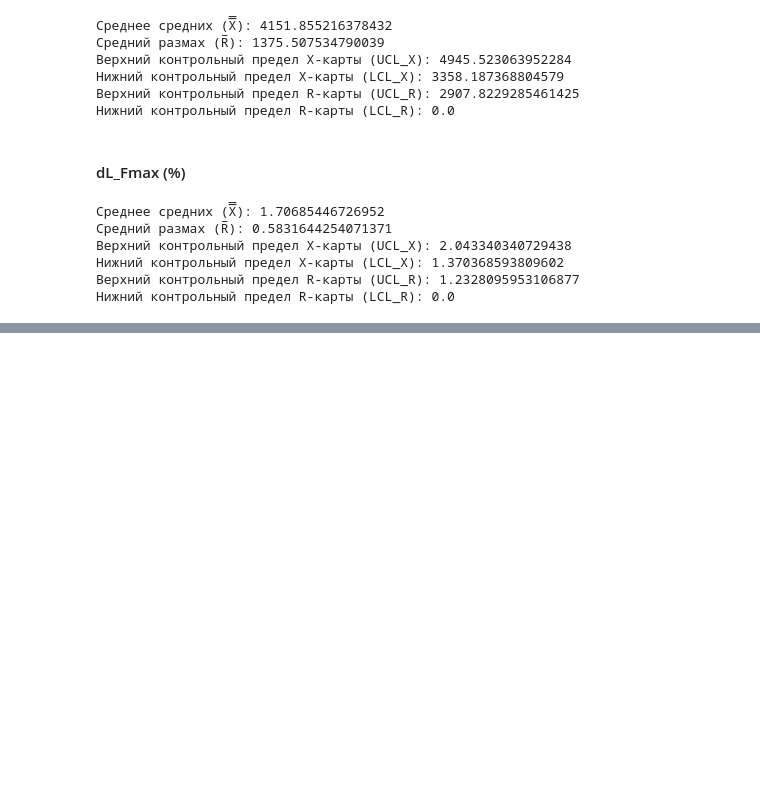
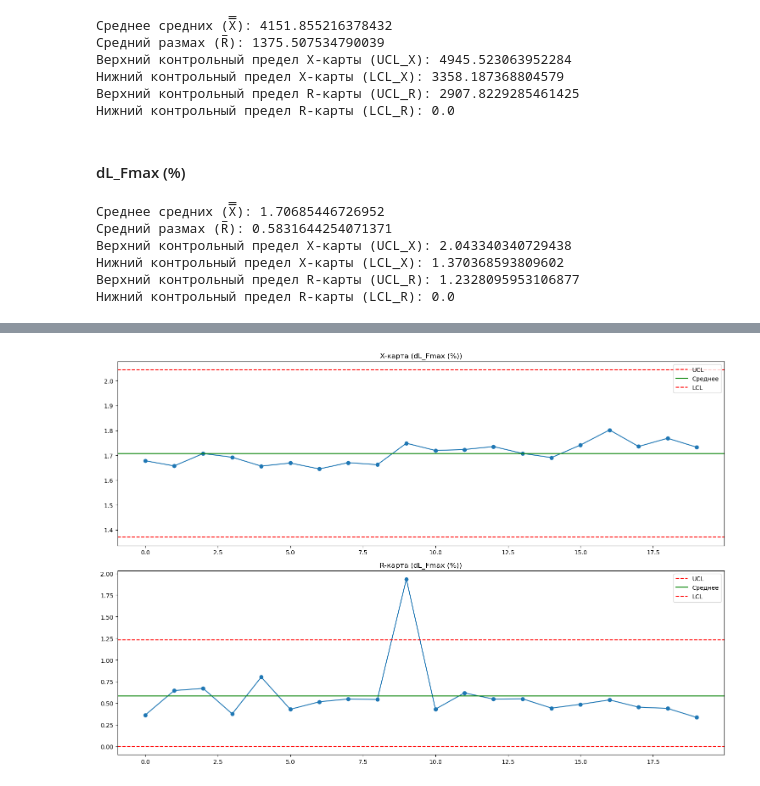
Before and after one commit to AlekseiRiabinin/Math_stats, a Jupyter notebook: hw1Agile.ipynb, the cells around one changed output, grey strips where cells are left out. Cells and saved outputs as stored; diff of their text form; code cells hidden in the pictures; blank space fills up the shorter version.

```diff
--- a/hw1Agile.ipynb
+++ b/hw1Agile.ipynb
@@ -249,0 +303,5 @@ print(f'Нижний контрольный предел R-карты (LCL_R): {
+# %%
+# Карта Шухарта для 'dL_Fmax (%)'
+plot_time_series('dL_Fmax (%)')
+# %% [output]
+[figure, added]
```
Also changed, not shown: parts of 6 cells of this notebook.
